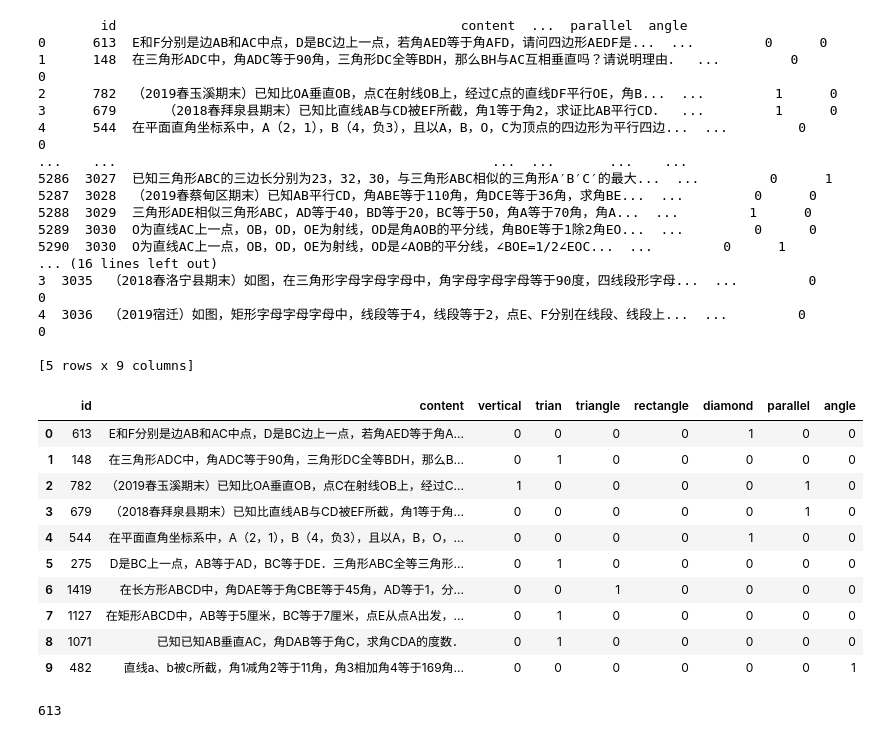
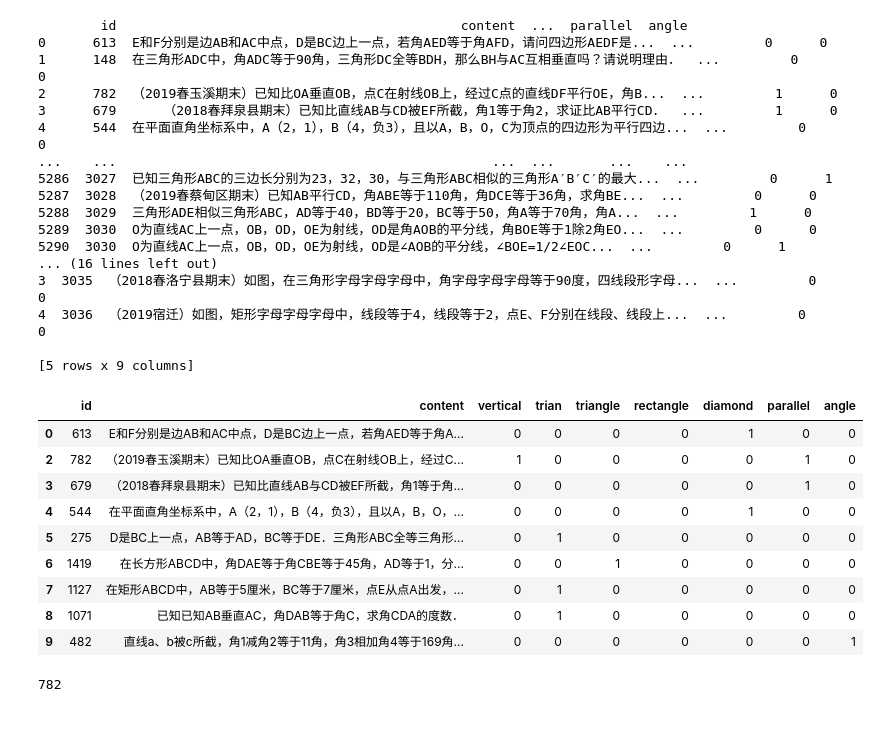
Before and after one commit to q815956089/DLfinal, a Jupyter notebook: bert_algorithm.ipynb, the cells around one changed output. Saved outputs shown, nothing was run; the diff lists cells and outputs as text; code cells hidden in the pictures.

```diff
--- a/bert_algorithm.ipynb
+++ b/bert_algorithm.ipynb
@@ -118,24 +118,25 @@ print(test.head())
 4  3036  （2019宿迁）如图，矩形字母字母字母中，线段等于4，线段等于2，点E、F分别在线段、线段上...  ...         0      0
 
 [5 rows x 9 columns]
-# %%
-train[:10]
-# %% [output]
-|  | id | content | vertical | trian | triangle | rectangle | diamond | parallel | angle |
-| 0 | 613 | E和F分别是边AB和AC中点，D是BC边上一点，若角AED等于角A... | 0 | 0 | 0 | 0 | 1 | 0 | 0 |
-| 1 | 148 | 在三角形ADC中，角ADC等于90角，三角形DC全等BDH，那么B... | 0 | 1 | 0 | 0 | 0 | 0 | 0 |
-| 2 | 782 | （2019春玉溪期末）已知比OA垂直OB，点C在射线OB上，经过C... | 1 | 0 | 0 | 0 | 0 | 1 | 0 |
-| 3 | 679 | （2018春拜泉县期末）已知比直线AB与CD被EF所截，角1等于角... | 0 | 0 | 0 | 0 | 0 | 1 | 0 |
-| 4 | 544 | 在平面直角坐标系中，A（2，1），B（4，负3），且以A，B，O，... | 0 | 0 | 0 | 0 | 1 | 0 | 0 |
-| 5 | 275 | D是BC上一点，AB等于AD，BC等于DE．三角形ABC全等三角形... | 0 | 1 | 0 | 0 | 0 | 0 | 0 |
-| 6 | 1419 | 在长方形ABCD中，角DAE等于角CBE等于45角，AD等于1，分... | 0 | 0 | 1 | 0 | 0 | 0 | 0 |
-| 7 | 1127 | 在矩形ABCD中，AB等于5厘米，BC等于7厘米，点E从点A出发，... | 0 | 1 | 0 | 0 | 0 | 0 | 0 |
-| 8 | 1071 | 已知已知AB垂直AC，角DAB等于角C，求角CDA的度数． | 0 | 1 | 0 | 0 | 0 | 0 | 0 |
-| 9 | 482 | 直线a、b被c所截，角1减角2等于11角，角3相加角4等于169角... | 0 | 0 | 0 | 0 | 0 | 0 | 1 |
-# %%
-train.id[0]
-# %% [output]
-613
+# %%
+temp = train[:10]
+temp = temp.drop(1)
+temp
+# %% [output]
+|  | id | content | vertical | trian | triangle | rectangle | diamond | parallel | angle |
+| 0 | 613 | E和F分别是边AB和AC中点，D是BC边上一点，若角AED等于角A... | 0 | 0 | 0 | 0 | 1 | 0 | 0 |
+| 2 | 782 | （2019春玉溪期末）已知比OA垂直OB，点C在射线OB上，经过C... | 1 | 0 | 0 | 0 | 0 | 1 | 0 |
+| 3 | 679 | （2018春拜泉县期末）已知比直线AB与CD被EF所截，角1等于角... | 0 | 0 | 0 | 0 | 0 | 1 | 0 |
+| 4 | 544 | 在平面直角坐标系中，A（2，1），B（4，负3），且以A，B，O，... | 0 | 0 | 0 | 0 | 1 | 0 | 0 |
+| 5 | 275 | D是BC上一点，AB等于AD，BC等于DE．三角形ABC全等三角形... | 0 | 1 | 0 | 0 | 0 | 0 | 0 |
+| 6 | 1419 | 在长方形ABCD中，角DAE等于角CBE等于45角，AD等于1，分... | 0 | 0 | 1 | 0 | 0 | 0 | 0 |
+| 7 | 1127 | 在矩形ABCD中，AB等于5厘米，BC等于7厘米，点E从点A出发，... | 0 | 1 | 0 | 0 | 0 | 0 | 0 |
+| 8 | 1071 | 已知已知AB垂直AC，角DAB等于角C，求角CDA的度数． | 0 | 1 | 0 | 0 | 0 | 0 | 0 |
+| 9 | 482 | 直线a、b被c所截，角1减角2等于11角，角3相加角4等于169角... | 0 | 0 | 0 | 0 | 0 | 0 | 1 |
+# %%
+temp.id[2]
+# %% [output]
+782
 # %%
 # 把类似于one-hot的编码转换成数字
 # 同时把没有正确分类的数据丢弃。
```
Also changed, not shown: parts of 11 cells of this notebook.
